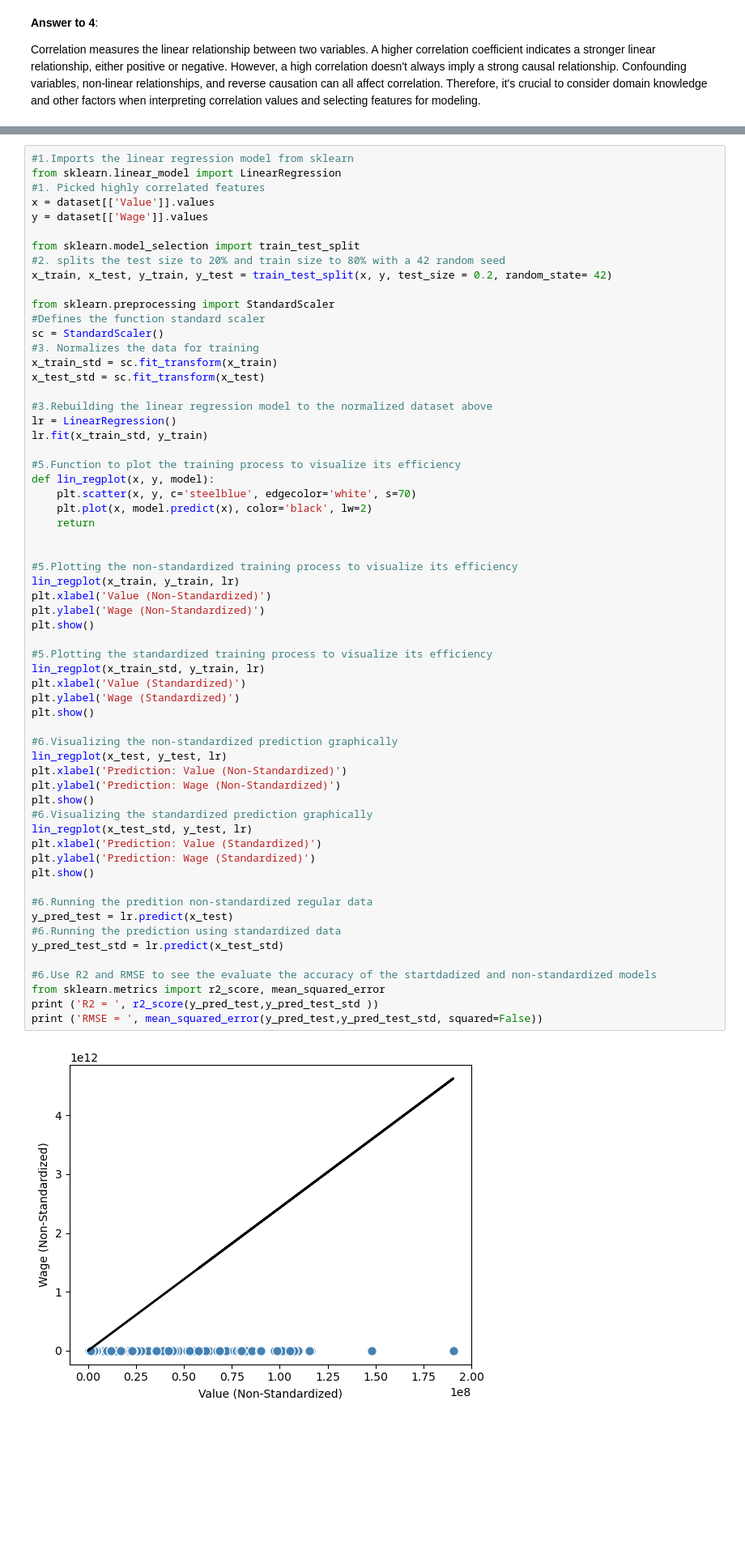
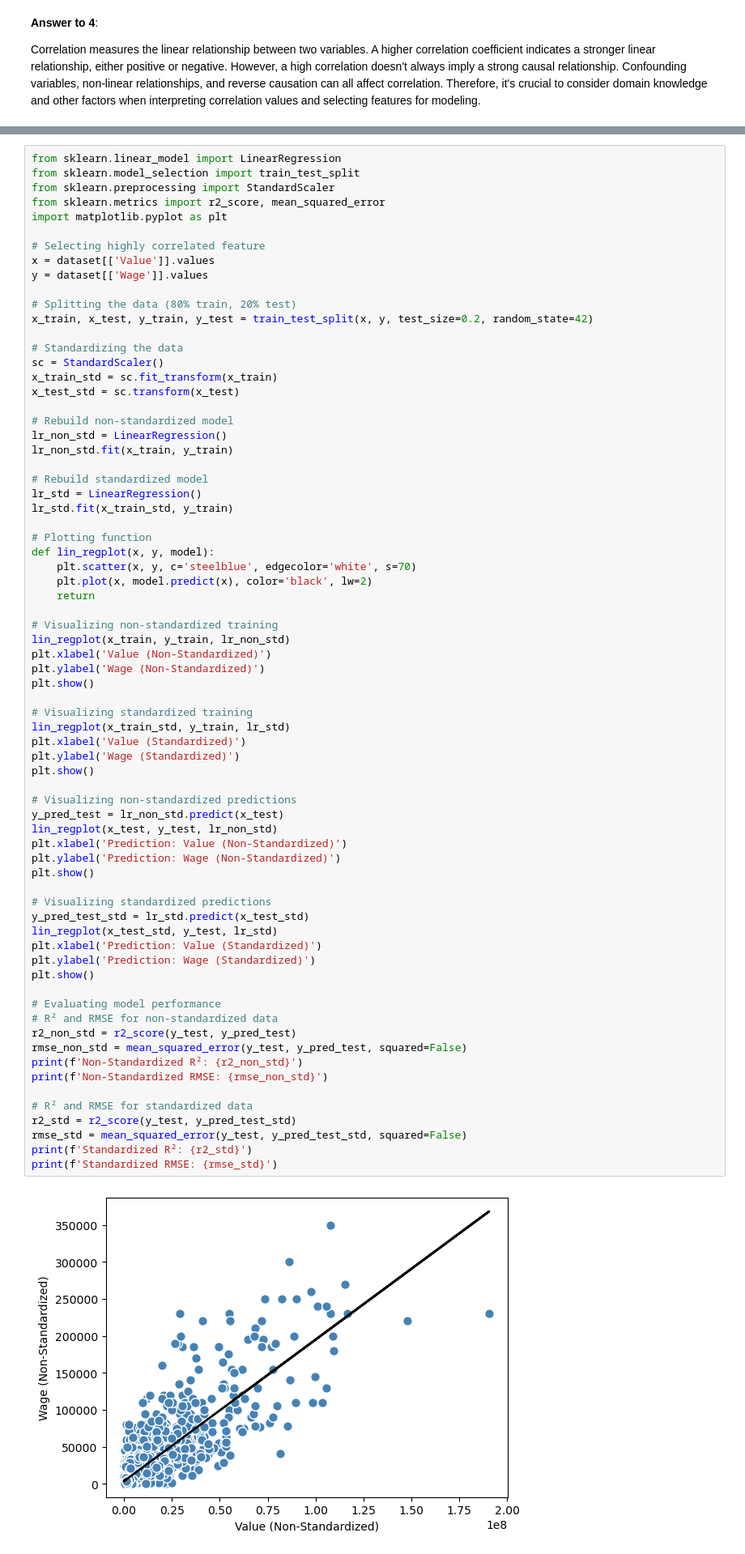
Before and after one commit to JanikThePanic/DATASCI3000-lab-assignments, a Jupyter notebook: Assignment 1/Assignment 1_Linear Regression.ipynb, the cells around one changed output, grey strips where cells are left out. Shown at 81% size. Drawn from its saved outputs; the diff is of its cells as text; blank space fills up the shorter version.

```diff
--- a/Assignment 1/Assignment 1_Linear Regression.ipynb
+++ b/Assignment 1/Assignment 1_Linear Regression.ipynb
@@ -142,66 +142,76 @@ Correlation measures the linear relationship between two variables. A higher cor
 8. Visualize the relationship between the selected feature and the predicted target variable.
 9. **Discussion Question:** What could cause a simple linear regression model to perform poorly, even if the correlation is high?
 # %%
-#1.Imports the linear regression model from sklearn
 from sklearn.linear_model import LinearRegression
-#1. Picked highly correlated features
+from sklearn.model_selection import train_test_split
+from sklearn.preprocessing import StandardScaler
+from sklearn.metrics import r2_score, mean_squared_error
+import matplotlib.pyplot as plt
+
+# Selecting highly correlated feature
 x = dataset[['Value']].values
 y = dataset[['Wage']].values
 
-from sklearn.model_selection import train_test_split
-#2. splits the test size to 20% and train size to 80% with a 42 random seed
-x_train, x_test, y_train, y_test = train_test_split(x, y, test_size = 0.2, random_state= 42)
+# Splitting the data (80% train, 20% test)
+x_train, x_test, y_train, y_test = train_test_split(x, y, test_size=0.2, random_state=42)
 
-from sklearn.preprocessing import StandardScaler
-#Defines the function standard scaler
+# Standardizing the data
 sc = StandardScaler()
-#3. Normalizes the data for training
 x_train_std = sc.fit_transform(x_train)
-x_test_std = sc.fit_transform(x_test)
+x_test_std = sc.transform(x_test)
 
-#3.Rebuilding the linear regression model to the normalized dataset above
-lr = LinearRegression()
-lr.fit(x_train_std, y_train)
+# Rebuild non-standardized model
+lr_non_std = LinearRegression()
+lr_non_std.fit(x_train, y_train)
 
-#5.Function to plot the training process to visualize its efficiency
+# Rebuild standardized model
+lr_std = LinearRegression()
+lr_std.fit(x_train_std, y_train)
+
+# Plotting function
 def lin_regplot(x, y, model):
     plt.scatter(x, y, c='steelblue', edgecolor='white', s=70)
     plt.plot(x, model.predict(x), color='black', lw=2)
     return
 
-
-#5.Plotting the non-standardized training process to visualize its efficiency
-lin_regplot(x_train, y_train, lr)
+# Visualizing non-standardized training
+lin_regplot(x_train, y_train, lr_non_std)
 plt.xlabel('Value (Non-Standardized)')
 plt.ylabel('Wage (Non-Standardized)')
 plt.show()
 
-#5.Plotting the standardized training process to visualize its efficiency
-lin_regplot(x_train_std, y_train, lr)
+# Visualizing standardized training
+lin_regplot(x_train_std, y_train, lr_std)
 plt.xlabel('Value (Standardized)')
 plt.ylabel('Wage (Standardized)')
 plt.show()
 
-#6.Visualizing the non-standardized prediction graphically
-lin_regplot(x_test, y_test, lr)
+# Visualizing non-standardized predictions
+y_pred_test = lr_non_std.predict(x_test)
+lin_regplot(x_test, y_test, lr_non_std)
 plt.xlabel('Prediction: Value (Non-Standardized)')
 plt.ylabel('Prediction: Wage (Non-Standardized)')
 plt.show()
-#6.Visualizing the standardized prediction graphically
-lin_regplot(x_test_std, y_test, lr)
+
+# Visualizing standardized predictions
+y_pred_test_std = lr_std.predict(x_test_std)
+lin_regplot(x_test_std, y_test, lr_std)
 plt.xlabel('Prediction: Value (Standardized)')
 plt.ylabel('Prediction: Wage (Standardized)')
 plt.show()
 
-#6.Running the predition non-standardized regular data
-y_pred_test = lr.predict(x_test)
-#6.Running the prediction using standardized data
-y_pred_test_std = lr.predict(x_test_std)
+# Evaluating model performance
+# R² and RMSE for non-standardized data
+r2_non_std = r2_score(y_test, y_pred_test)
+rmse_non_std = mean_squared_error(y_test, y_pred_test, squared=False)
+print(f'Non-Standardized R²: {r2_non_std}')
+print(f'Non-Standardized RMSE: {rmse_non_std}')
 
-#6.Use R2 and RMSE to see the evaluate the accuracy of the startdadized and non-standardized models
-from sklearn.metrics import r2_score, mean_squared_error
-print ('R2 = ', r2_score(y_pred_test,y_pred_test_std ))
-print ('RMSE = ', mean_squared_error(y_pred_test,y_pred_test_std, squared=False))
+# R² and RMSE for standardized data
+r2_std = r2_score(y_test, y_pred_test_std)
+rmse_std = mean_squared_error(y_test, y_pred_test_std, squared=False)
+print(f'Standardized R²: {r2_std}')
+print(f'Standardized RMSE: {rmse_std}')
 # %% [output]
-[figure, old version]
+[figure, new version]
 [figure]
```
Also changed, not shown: parts of 1 cell of this notebook.
